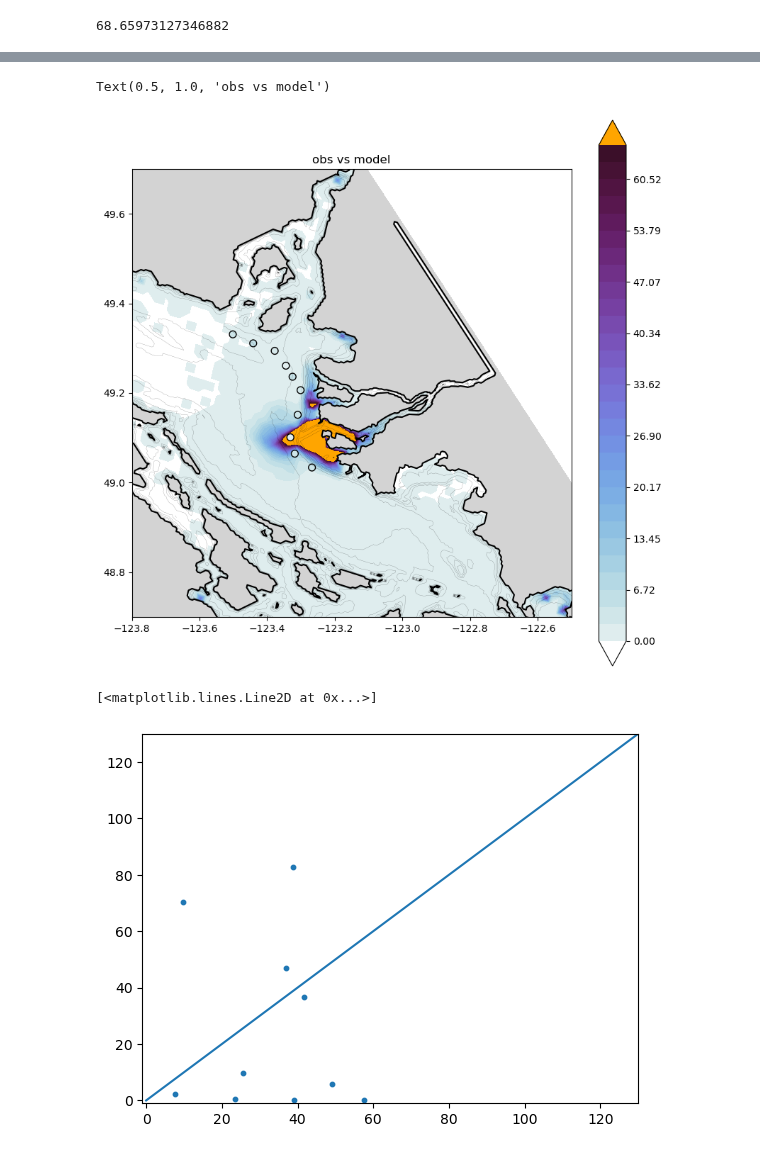
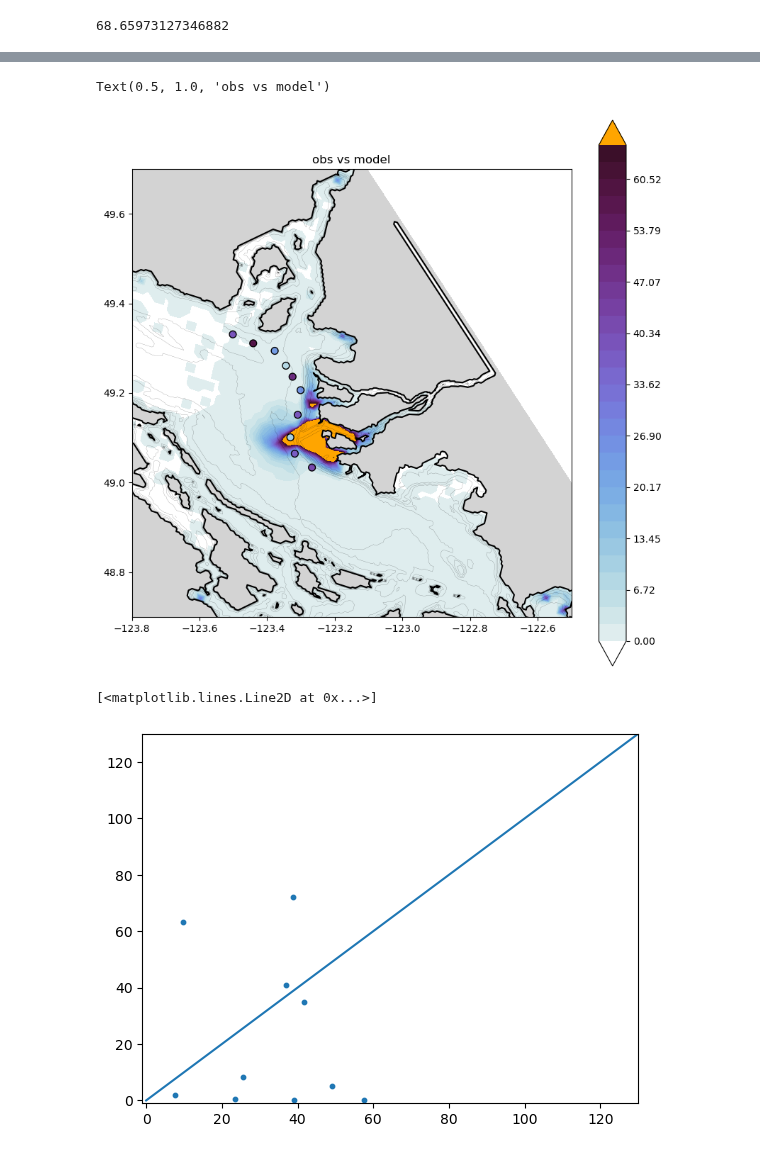
Before and after one commit to SalishSeaCast/analysis-jose, a Jupyter notebook: notebooks/Outfall_finalResults/obs_model.ipynb, the cells around one changed output, grey strips where cells are left out. Cells and saved outputs as stored; diff of their text form; code cells hidden in the pictures.

```diff
--- a/notebooks/Outfall_finalResults/obs_model.ipynb
+++ b/notebooks/Outfall_finalResults/obs_model.ipynb
@@ -284,7 +284,7 @@ aa = ax.contourf(coords.nav_lon[::Ni,::Ni], coords.nav_lat[::Ni,::Ni],np.sum(CON
 ax.contour(coords.nav_lon, coords.nav_lat, mask.mbathy[0,:,:],colors='k',linewidths=0.1)
 ax.contourf(coords.nav_lon, coords.nav_lat, mask.tmask[0, 0, ...], levels=[-0.01, 0.01], colors='lightgray')
 ax.contour(coords.nav_lon, coords.nav_lat, mask.tmask[0, 0, ...], levels=[-0.01, 0.01], colors='k')
-sc=plt.scatter(lonobs,latobs,s = 50, c = np.array(obs),cmap=cmocean.cm.dense,vmax=65,vmin=1e-5,edgecolors='black')
+sc=plt.scatter(lonobs,latobs,s = 50, c = np.array(obs)*10,cmap=cmocean.cm.dense,vmax=65,vmin=1e-5,edgecolors='black')
 plt.colorbar(aa)
 aa.cmap.set_over('orange')
 aa.cmap.set_under('white')
@@ -295,20 +295,20 @@ plt.xlim([-123.8,-122.5])
 plt.title('obs vs model')
 # %% [output]
 Text(0.5, 1.0, 'obs vs model')
-[figure, old version]
+[figure, new version]
 # %%
 conc = np.load(path_runs+runs['5,000 s'][0].split('.')[0]+'.npy')*13.7/runs['5,000 s'][1]
 ni = 5
 CONC = []
 for ind,ii in enumerate(i):
         if ni ==0:
-            CONC.append(np.sum(conc[:6,int(j[ind]/3),int(ii/3)],axis=0)/5)
+            CONC.append(np.sum(conc[:5,int(j[ind]/3),int(ii/3)],axis=0)/5)
         else:
-            CONC.append(np.apply_over_axes(np.sum,conc[:6,int(j[ind]/3)-ni:int(j[ind]/3)+ni,int(ii/3)-ni:int(ii/3)+ni],[0,1,2])/(5*(1+ni*2)**2))
+            CONC.append(np.apply_over_axes(np.sum,conc[:5,int(j[ind]/3)-ni:int(j[ind]/3)+ni,int(ii/3)-ni:int(ii/3)+ni],[0,1,2])/(5*(1+ni*2)**2))
 plt.scatter(np.array(obs)*10,CONC,s= 10)
 plt.xlim([-1,130])
 plt.ylim([-1,130])
 plt.plot(np.linspace(0,130,2),np.linspace(0,130,2))
 # %% [output]
 [<matplotlib.lines.Line2D at 0x...>]
-[figure, old version]
+[figure, new version]
```
Also changed, not shown: parts of 3 cells of this notebook, 1 other file.
